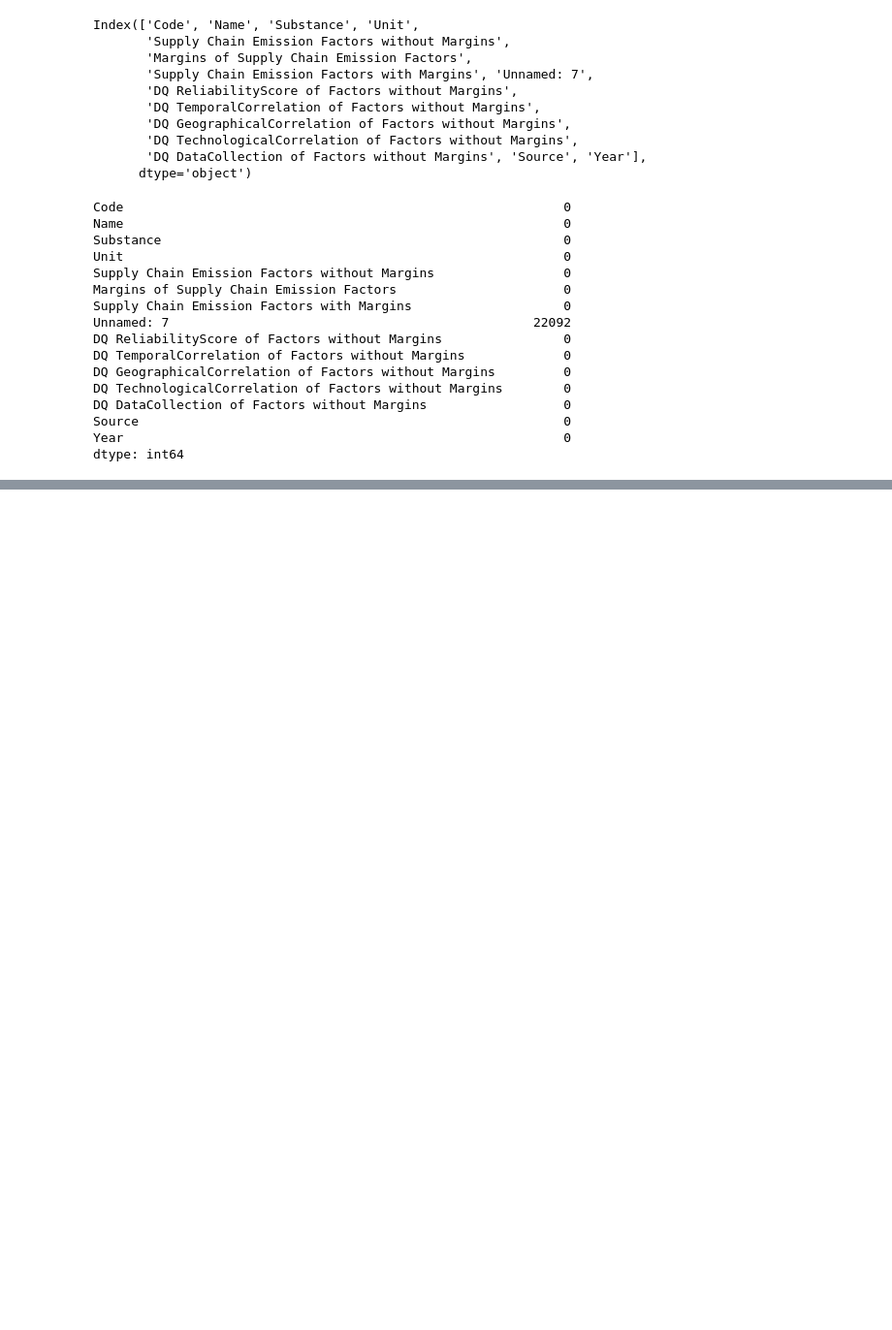
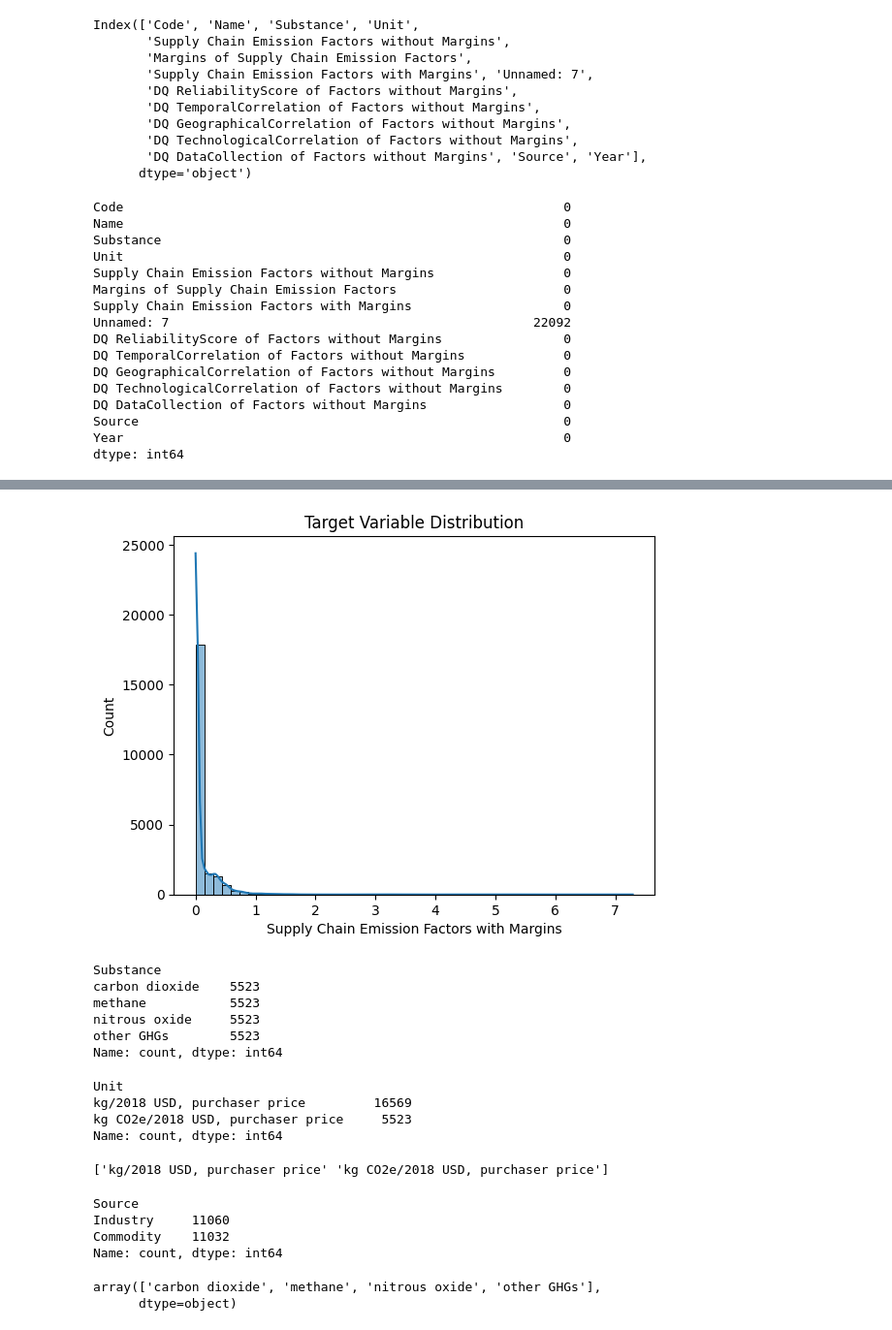
Before and after one commit to rajnishkr45/ghg_emission_prediction_model, a Jupyter notebook: GHG_Emissions_Prediction.ipynb, the cells around one changed output, grey strips where cells are left out. Shown: that part at 97% size. Saved outputs shown, nothing was run; the diff lists cells and outputs as text; code cells hidden in the pictures; blank space fills up the shorter version.

```diff
--- a/GHG_Emissions_Prediction.ipynb
+++ b/GHG_Emissions_Prediction.ipynb
@@ -154,3 +154,6 @@ DQ DataCollection of Factors without Margins                  0
 Source                                                        0
 Year                                                          0
 dtype: int64
+# %%
+# As there is no data avaialble in Unnamed coulmn so we will drop the column
+df.drop(columns=['Unnamed: 7'],inplace=True)
@@ -156,0 +224,40 @@ dtype: int64
+# %%
+# Visualize distribution
+sns.histplot(df['Supply Chain Emission Factors with Margins'], bins=50, kde=True)
+plt.title('Target Variable Distribution')
+plt.show()
+# %% [output]
+[figure, added]
+# %%
+# Check categorical variables
+print(df['Substance'].value_counts())
+# %% [output]
+Substance
+carbon dioxide    5523
+methane           5523
+nitrous oxide     5523
+other GHGs        5523
+Name: count, dtype: int64
+# %%
+print(df['Unit'].value_counts()) # Checking unique values in 'Unit' with count
+# %% [output]
+Unit
+kg/2018 USD, purchaser price         16569
+kg CO2e/2018 USD, purchaser price     5523
+Name: count, dtype: int64
+# %%
+print(df['Unit'].unique()) # Checking unique values in 'Unit'
+# %% [output]
+['kg/2018 USD, purchaser price' 'kg CO2e/2018 USD, purchaser price']
+# %%
+print(df['Source'].value_counts()) # Checking unique values in 'Source' with count
+# %% [output]
+Source
+Industry     11060
+Commodity    11032
+Name: count, dtype: int64
+# %%
+df['Substance'].unique() # Checking unique values in 'Substance'
+# %% [output]
+array(['carbon dioxide', 'methane', 'nitrous oxide', 'other GHGs'],
+      dtype=object)
```
Also changed, not shown: parts of 36 cells of this notebook.
